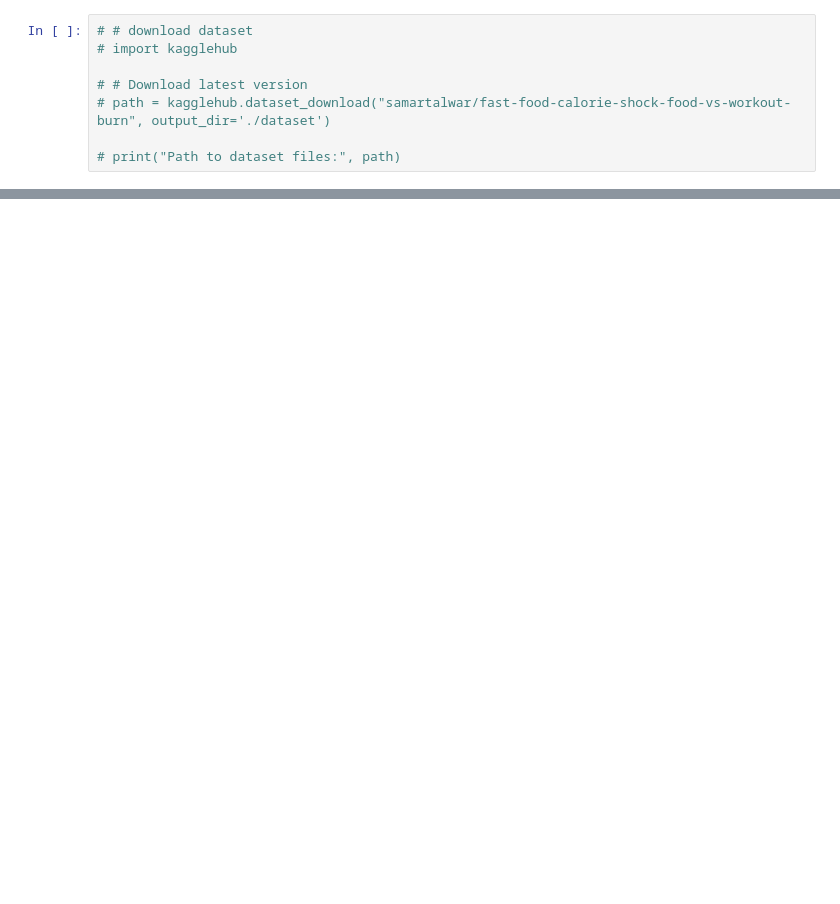
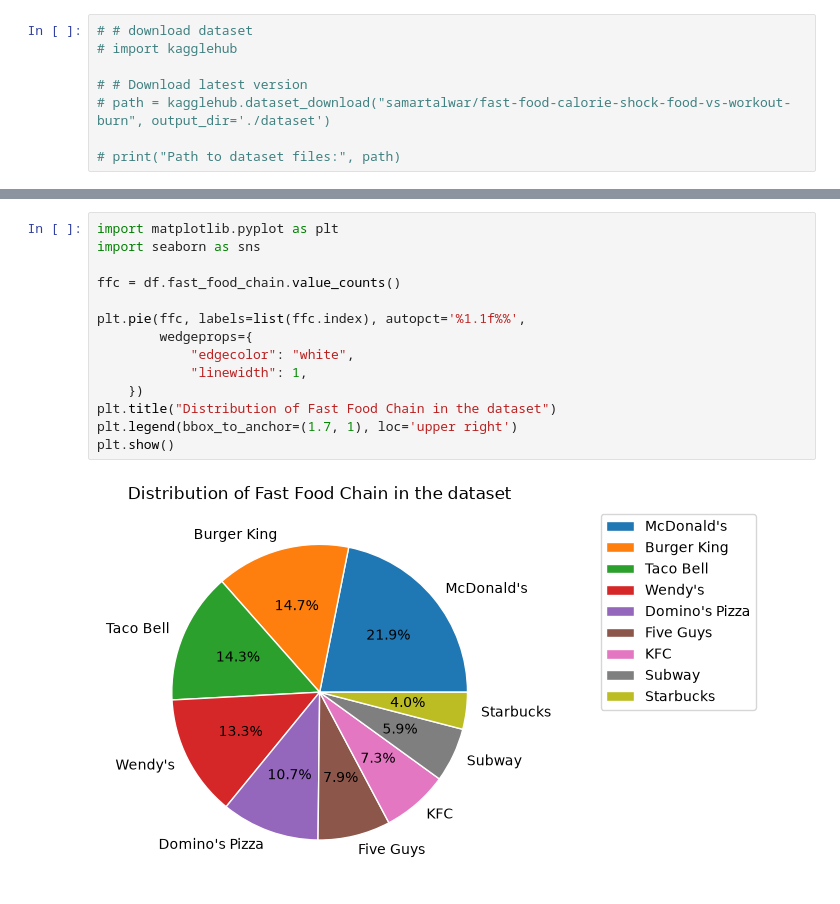
Before and after one commit to HKSinha510/VK-Internship, a Jupyter notebook: task1.ipynb, the cells around one changed output, grey strips where cells are left out. Saved outputs shown, nothing was run; the diff lists cells and outputs as text; blank space fills up the shorter version.

```diff
--- a/task1.ipynb
+++ b/task1.ipynb
@@ -33,0 +46,16 @@ print(df)
+# %%
+import matplotlib.pyplot as plt
+import seaborn as sns
+
+ffc = df.fast_food_chain.value_counts()
+
+plt.pie(ffc, labels=list(ffc.index), autopct='%1.1f%%',
+        wedgeprops={
+            "edgecolor": "white",
+            "linewidth": 1,
+    })
+plt.title("Distribution of Fast Food Chain in the dataset")
+plt.legend(bbox_to_anchor=(1.7, 1), loc='upper right')
+plt.show()
+# %% [output]
+[figure, added]
```
Also changed, not shown: parts of 31 cells of this notebook, 1 other file.
